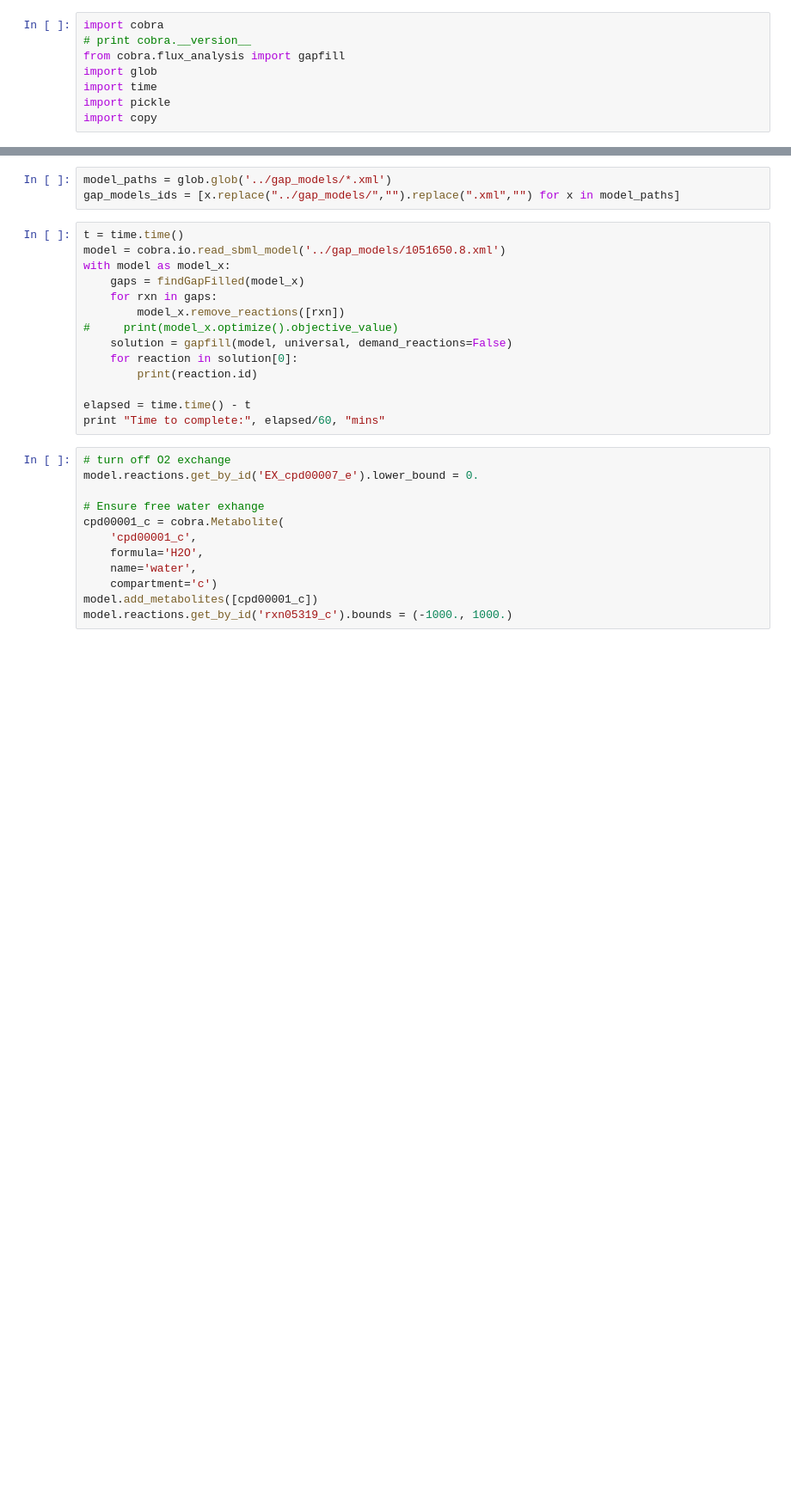
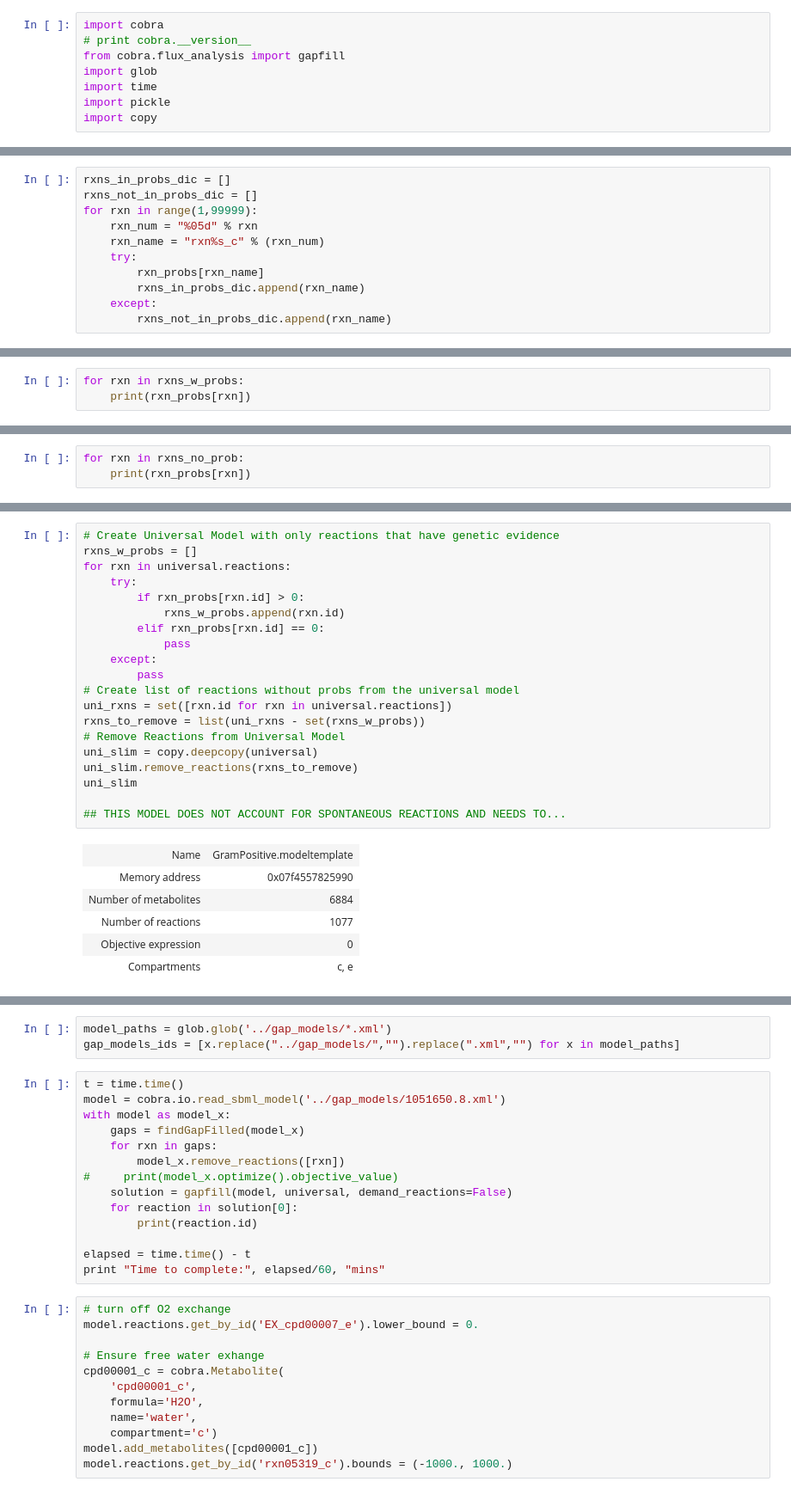
Before and after one commit to Tjmoutinho/Lactobacillus, a Jupyter notebook: Code/T5_Gapfill_models.ipynb, the cells around one changed output, grey strips where cells are left out. Shown at 86% size. Cells and saved outputs as stored; diff of their text form; blank space fills up the shorter version.

```diff
--- a/Code/T5_Gapfill_models.ipynb
+++ b/Code/T5_Gapfill_models.ipynb
@@ -22,0 +52,11 @@ print(rxn_probs)
+# %%
+rxns_in_probs_dic = []
+rxns_not_in_probs_dic = []
+for rxn in range(1,99999):
+    rxn_num = "%05d" % rxn
+    rxn_name = "rxn%s_c" % (rxn_num)
+    try:
+        rxn_probs[rxn_name]
+        rxns_in_probs_dic.append(rxn_name)
+    except:
+        rxns_not_in_probs_dic.append(rxn_name)
@@ -22,0 +69,3 @@ print(rxn_probs)
+# %%
+for rxn in rxns_w_probs:
+    print(rxn_probs[rxn])
@@ -22,0 +90,3 @@ print(rxn_probs)
+# %%
+for rxn in rxns_no_prob:
+    print(rxn_probs[rxn])
@@ -22,0 +138,27 @@ print(rxn_probs)
+# %%
+# Create Universal Model with only reactions that have genetic evidence
+rxns_w_probs = []
+for rxn in universal.reactions:
+    try:
+        if rxn_probs[rxn.id] > 0:
+            rxns_w_probs.append(rxn.id)
+        elif rxn_probs[rxn.id] == 0:
+            pass
+    except:
+        pass
+# Create list of reactions without probs from the universal model
+uni_rxns = set([rxn.id for rxn in universal.reactions])
+rxns_to_remove = list(uni_rxns - set(rxns_w_probs))
+# Remove Reactions from Universal Model
+uni_slim = copy.deepcopy(universal)
+uni_slim.remove_reactions(rxns_to_remove)
+uni_slim
+
+## THIS MODEL DOES NOT ACCOUNT FOR SPONTANEOUS REACTIONS AND NEEDS TO...
+# %% [output]
+| Name | GramPositive.modeltemplate |
+| Memory address | 0x07f4557825990 |
+| Number of metabolites | 6884 |
+| Number of reactions | 1077 |
+| Objective expression | 0 |
+| Compartments | c, e |
```
Also changed, not shown: parts of 14 cells of this notebook.
